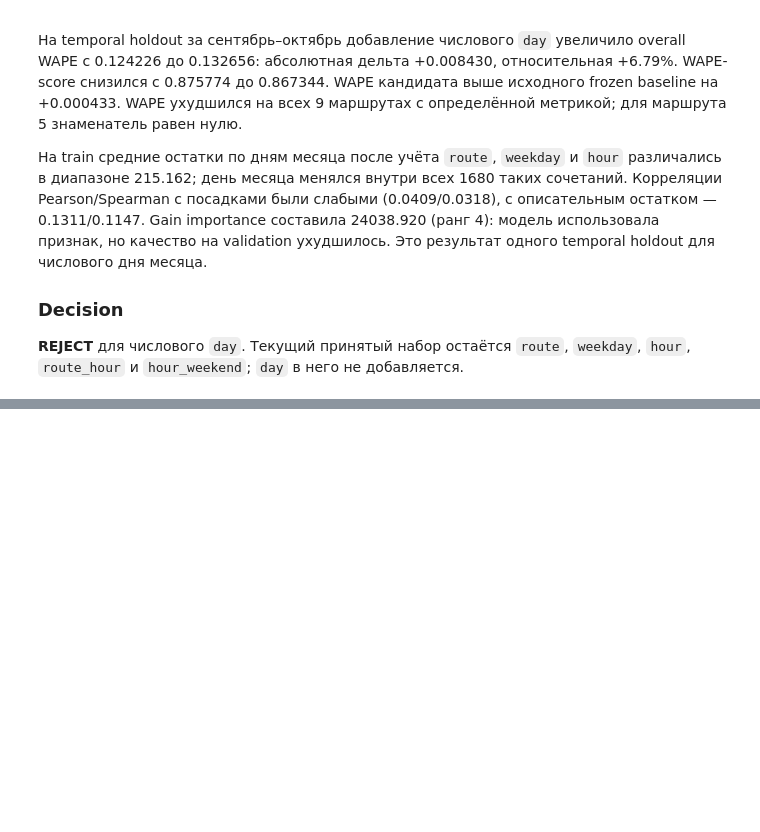
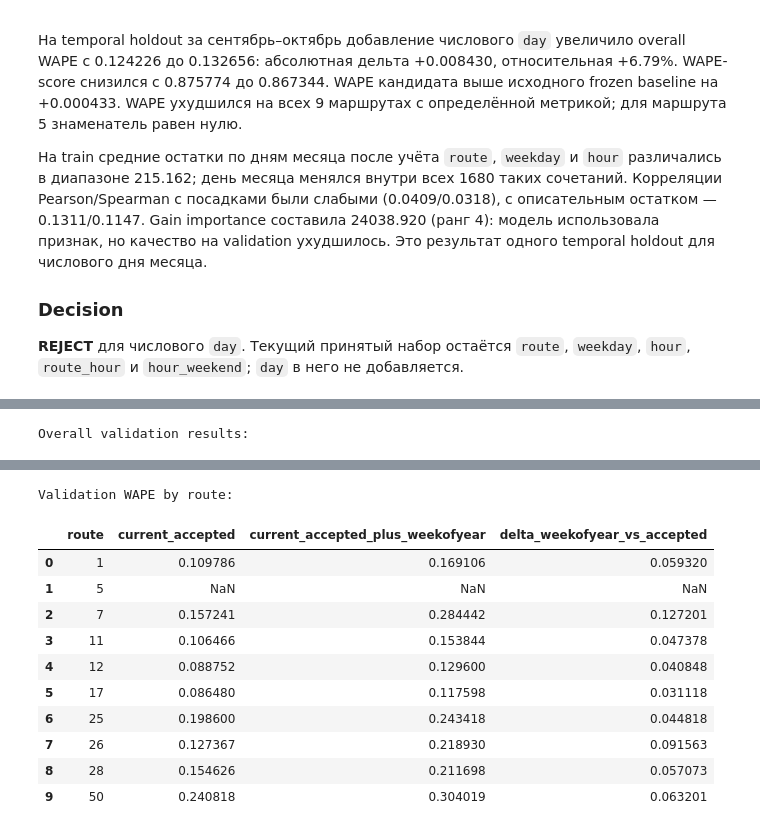
Before and after one commit to rapogahu/MT-Hackathon-2026, a Jupyter notebook: ml/notebooks/feature_engineering.ipynb, the cells around one changed output, grey strips where cells are left out. Drawn from its saved outputs; the diff is of its cells as text; code cells hidden in the pictures; blank space fills up the shorter version.

```diff
--- a/ml/notebooks/feature_engineering.ipynb
+++ b/ml/notebooks/feature_engineering.ipynb
@@ -994,0 +1159,56 @@ Validation WAPE by route:
+# %%
+weekofyear_actual = pd.read_csv(
+    VALID_HOURLY_PATH, sep=";", usecols=["boardings"]
+)["boardings"].to_numpy()
+if len(weekofyear_actual) != len(validation_keys) or weekofyear_actual.sum() == 0:
+    raise ValueError("Invalid validation targets")
+if any(
+    len(prediction) != len(weekofyear_actual) or not np.isfinite(prediction).all()
+    for prediction in weekofyear_predictions.values()
+):
+    raise ValueError("Invalid validation predictions")
+
+weekofyear_route_totals = (
+    pd.DataFrame({"route": validation_keys["route"], "actual": weekofyear_actual})
+    .groupby("route")["actual"].sum()
+    .reindex(ROUTES)
+)
+weekofyear_route_wape = pd.DataFrame(index=pd.Index(ROUTES, name="route"))
+weekofyear_result_rows = []
+for experiment, add_weekofyear in WEEKOFYEAR_EXPERIMENTS:
+    absolute_error = np.abs(weekofyear_actual - weekofyear_predictions[experiment])
+    overall_wape = absolute_error.sum() / weekofyear_actual.sum()
+    weekofyear_result_rows.append({
+        "experiment": experiment,
+        "added_features": "weekofyear" if add_weekofyear else "none",
+        "WAPE": overall_wape,
+        "WAPE_score": max(0.0, 1.0 - overall_wape),
+    })
+    route_error = (
+        pd.DataFrame({"route": validation_keys["route"], "absolute_error": absolute_error})
+        .groupby("route")["absolute_error"].sum()
+        .reindex(ROUTES)
+    )
+    weekofyear_route_wape[experiment] = route_error / weekofyear_route_totals.replace(0, np.nan)
+
+weekofyear_results = pd.DataFrame(weekofyear_result_rows)
+accepted_wape = weekofyear_results.loc[
+    weekofyear_results["experiment"].eq("current_accepted"), "WAPE"
+].iloc[0]
+weekofyear_results["delta_WAPE_vs_accepted"] = weekofyear_results["WAPE"] - accepted_wape
+weekofyear_results["relative_delta_WAPE_vs_accepted_pct"] = (
+    100 * weekofyear_results["delta_WAPE_vs_accepted"] / accepted_wape
+)
+weekofyear_results["delta_WAPE_vs_frozen_baseline"] = (
+    weekofyear_results["WAPE"] - frozen_overall_wape
+)
+weekofyear_route_wape["delta_weekofyear_vs_accepted"] = (
+    weekofyear_route_wape["current_accepted_plus_weekofyear"]
+    - weekofyear_route_wape["current_accepted"]
+)
+print("Overall validation results:")
+display(weekofyear_results.round(6))
+print("Validation WAPE by route:")
+display(weekofyear_route_wape.reset_index().round(6))
+# %% [output]
+Overall validation results:
@@ -994,0 +1218,12 @@ Validation WAPE by route:
+Validation WAPE by route:
+|  | route | current_accepted | current_accepted_plus_weekofyear | delta_weekofyear_vs_accepted |
+| 0 | 1 | 0.109786 | 0.169106 | 0.059320 |
+| 1 | 5 | NaN | NaN | NaN |
+| 2 | 7 | 0.157241 | 0.284442 | 0.127201 |
+| 3 | 11 | 0.106466 | 0.153844 | 0.047378 |
+| 4 | 12 | 0.088752 | 0.129600 | 0.040848 |
+| 5 | 17 | 0.086480 | 0.117598 | 0.031118 |
+| 6 | 25 | 0.198600 | 0.243418 | 0.044818 |
+| 7 | 26 | 0.127367 | 0.218930 | 0.091563 |
+| 8 | 28 | 0.154626 | 0.211698 | 0.057073 |
+| 9 | 50 | 0.240818 | 0.304019 | 0.063201 |
```
Also changed, not shown: parts of 13 cells of this notebook, 1 other file.
